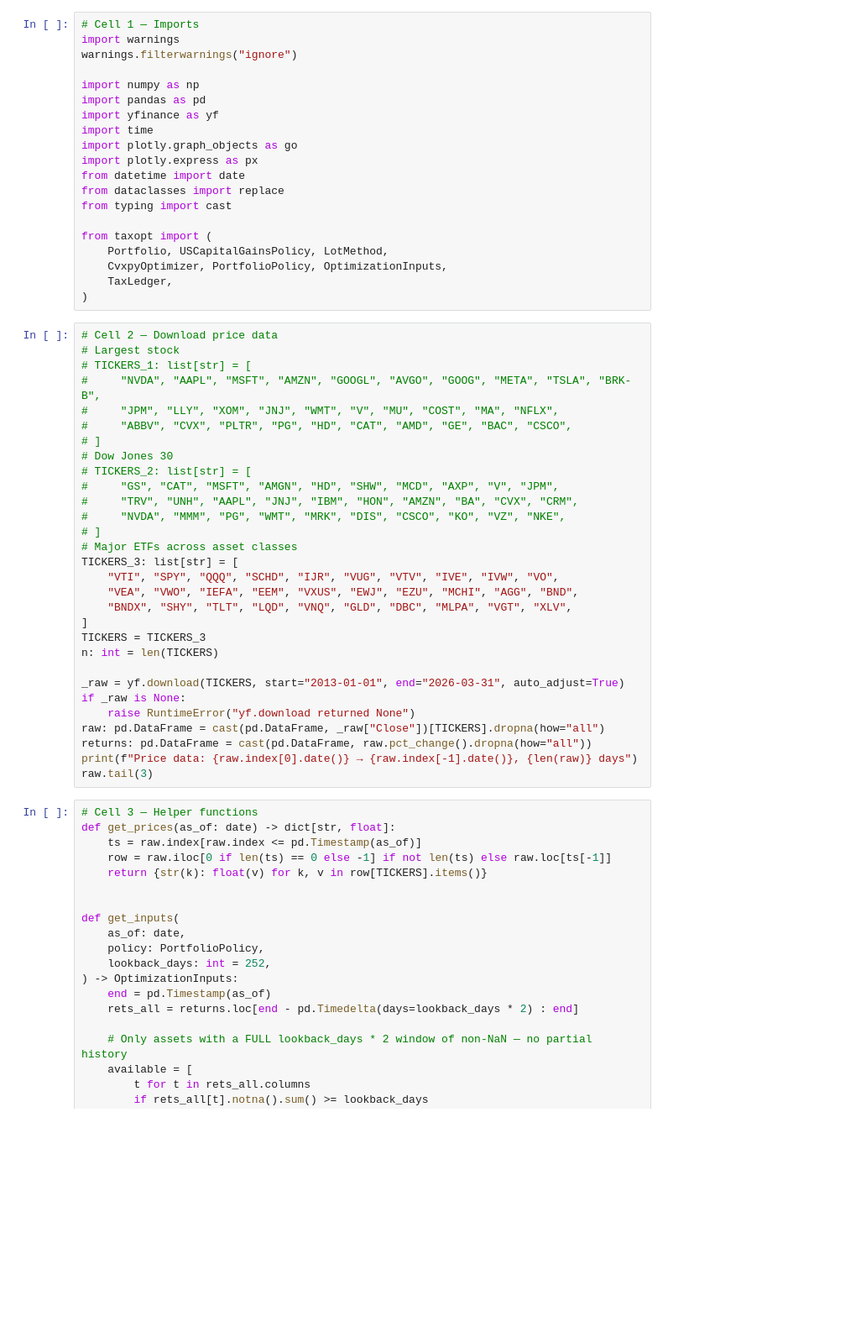
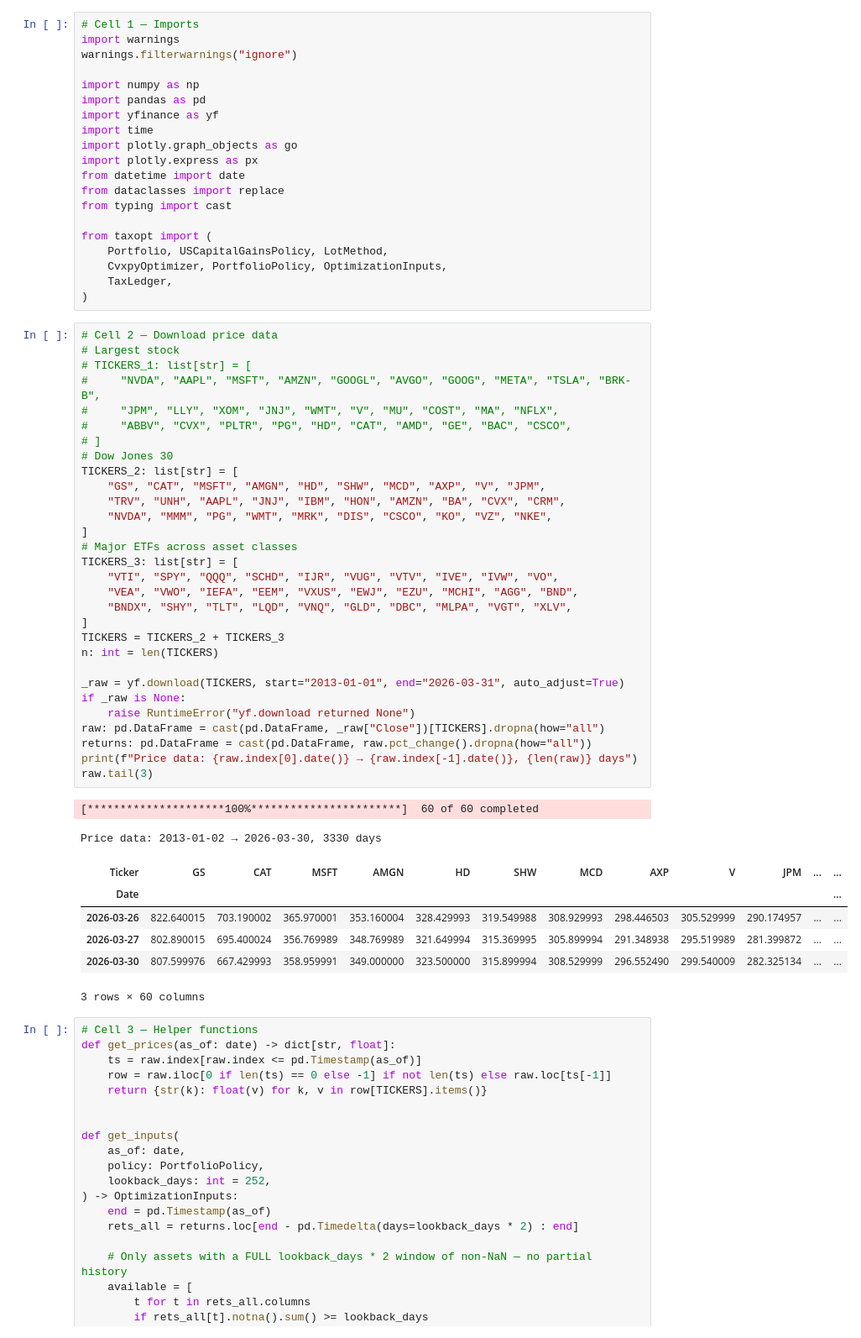
Before and after one commit to cfgackstatter/taxopt, a Jupyter notebook: notebooks/01_tax_optimization_demo.ipynb, the cells around one changed output. Shown at 84% size. Drawn from its saved outputs; the diff is of its cells as text; blank space fills up the shorter version.

```diff
--- a/notebooks/01_tax_optimization_demo.ipynb
+++ b/notebooks/01_tax_optimization_demo.ipynb
@@ -24,33 +24,42 @@ from taxopt import (
 # %%
 # Cell 2 — Download price data
 # Largest stock
 # TICKERS_1: list[str] = [
 #     "NVDA", "AAPL", "MSFT", "AMZN", "GOOGL", "AVGO", "GOOG", "META", "TSLA", "BRK-B",
 #     "JPM", "LLY", "XOM", "JNJ", "WMT", "V", "MU", "COST", "MA", "NFLX",
 #     "ABBV", "CVX", "PLTR", "PG", "HD", "CAT", "AMD", "GE", "BAC", "CSCO",
 # ]
 # Dow Jones 30
-# TICKERS_2: list[str] = [
-#     "GS", "CAT", "MSFT", "AMGN", "HD", "SHW", "MCD", "AXP", "V", "JPM",
-#     "TRV", "UNH", "AAPL", "JNJ", "IBM", "HON", "AMZN", "BA", "CVX", "CRM",
-#     "NVDA", "MMM", "PG", "WMT", "MRK", "DIS", "CSCO", "KO", "VZ", "NKE",
-# ]
+TICKERS_2: list[str] = [
+    "GS", "CAT", "MSFT", "AMGN", "HD", "SHW", "MCD", "AXP", "V", "JPM",
+    "TRV", "UNH", "AAPL", "JNJ", "IBM", "HON", "AMZN", "BA", "CVX", "CRM",
+    "NVDA", "MMM", "PG", "WMT", "MRK", "DIS", "CSCO", "KO", "VZ", "NKE",
+]
 # Major ETFs across asset classes
 TICKERS_3: list[str] = [
     "VTI", "SPY", "QQQ", "SCHD", "IJR", "VUG", "VTV", "IVE", "IVW", "VO",
     "VEA", "VWO", "IEFA", "EEM", "VXUS", "EWJ", "EZU", "MCHI", "AGG", "BND",
     "BNDX", "SHY", "TLT", "LQD", "VNQ", "GLD", "DBC", "MLPA", "VGT", "XLV",
 ]
-TICKERS = TICKERS_3
+TICKERS = TICKERS_2 + TICKERS_3
 n: int = len(TICKERS)
 
 _raw = yf.download(TICKERS, start="2013-01-01", end="2026-03-31", auto_adjust=True)
 if _raw is None:
     raise RuntimeError("yf.download returned None")
 raw: pd.DataFrame = cast(pd.DataFrame, _raw["Close"])[TICKERS].dropna(how="all")
 returns: pd.DataFrame = cast(pd.DataFrame, raw.pct_change().dropna(how="all"))
 print(f"Price data: {raw.index[0].date()} → {raw.index[-1].date()}, {len(raw)} days")
 raw.tail(3)
+# %% [output]
+[*********************100%***********************]  60 of 60 completed
+Price data: 2013-01-02 → 2026-03-30, 3330 days
+| Ticker | GS | CAT | MSFT | AMGN | HD | SHW | MCD | AXP | V | JPM | ... | ... |
+| Date |  |  |  |  |  |  |  |  |  |  |  | ... |
+| 2026-03-26 | 822.640015 | 703.190002 | 365.970001 | 353.160004 | 328.429993 | 319.549988 | 308.929993 | 298.446503 | 305.529999 | 290.174957 | ... | ... |
+| 2026-03-27 | 802.890015 | 695.400024 | 356.769989 | 348.769989 | 321.649994 | 315.369995 | 305.899994 | 291.348938 | 295.519989 | 281.399872 | ... | ... |
+| 2026-03-30 | 807.599976 | 667.429993 | 358.959991 | 349.000000 | 323.500000 | 315.899994 | 308.529999 | 296.552490 | 299.540009 | 282.325134 | ... | ... |
+3 rows × 60 columns
 # %%
 # Cell 3 — Helper functions
 def get_prices(as_of: date) -> dict[str, float]:
```
Also changed, not shown: parts of 4 cells of this notebook, 2 other files.
